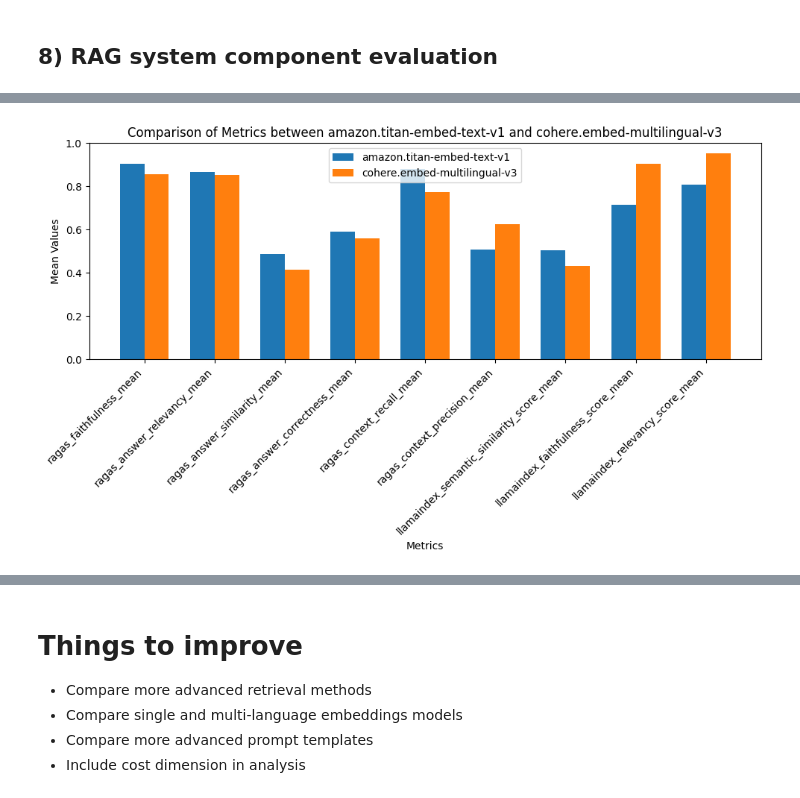
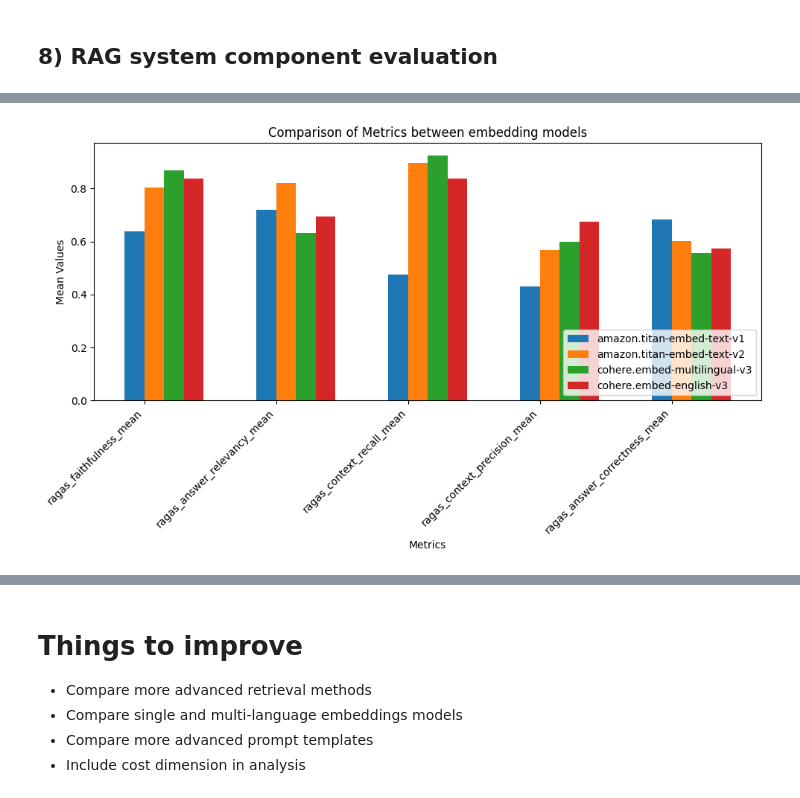
Before and after one commit to fhuthmacher/aws-rag-system-eval, a Jupyter notebook: olderVersions/RAG-System-Eval-DeepDive-mlflow.ipynb, the cells around one changed output, grey strips where cells are left out. Saved outputs shown, nothing was run; the diff lists cells and outputs as text; code cells hidden in the pictures.

```diff
--- a/olderVersions/RAG-System-Eval-DeepDive-mlflow.ipynb
+++ b/olderVersions/RAG-System-Eval-DeepDive-mlflow.ipynb
@@ -206,6 +236,7 @@ bedrock_client.list_foundation_models()
 # %%
 # Create a new mlflow experiment
 import random
+
 
 if os.environ['MLFLOW_TRACKING_ENABLED'] == 'True':
     experiment_description = (
@@ -220,7 +251,6 @@ if os.environ['MLFLOW_TRACKING_ENABLED'] == 'True':
         "mlflow.note.content": experiment_description,
     }
 
-    random_identifier = random.randrange(100, 1000, 3)
     experiment_name = f"RAG_system_accuracy_{random_identifier}"
 
     # Use search_experiments() to search on the project_name tag key
@@ -232,3 +262,6 @@ if os.environ['MLFLOW_TRACKING_ENABLED'] == 'True':
     if len(rag_experiment) == 0:
         rag_experiment = mlflow_client.create_experiment(name=experiment_name, tags=experiment_tags)
         print(rag_experiment)
+else:
+    print(f'mflow is disabled')
+    experiment_name = 'not_tracked'
@@ -296,7 +337,7 @@ for row in qa_dataset.itertuples():
     item = {
         'prompt': str(row[1]['Question']),
         'context': str(row[1]['Context']),
-        'output': str(row[1]['Answer']['question_answer']),
+        'output': '<question_answer>' + str(row[1]['Answer']['question_answer']) + '</question_answer>',
         'page': str(row[1]['Page'])
     }
     prompts.append(item)
@@ -1664,8 +2381,8 @@ llamaindex_relevancy_score_mean: 0.8095238095238095
 # %%
-## 2b. Create RAG system with cohere.embed-multilingual-v3
+# 8.3.3 Create RAG system with cohere.embed-multilingual-v3
 from langchain.embeddings import BedrockEmbeddings
 
-token_text_splitter = TokenTextSplitter(chunk_size=128, chunk_overlap=64)
+token_text_splitter = TokenTextSplitter(chunk_size=350, chunk_overlap=16)
 token_text_list = token_text_splitter.split_documents(documents)
 print("TokenTextSplitter split documents in to " + str(len(token_text_list)) + " chunks.\n")
 
@@ -1680,9 +2397,9 @@ rag_system_details = {
     "vector_store": "",
     "llm": llm01,
     "kb_id": "",
-    "splitter_name": "TokenTextSplitter",
+    "splitter_name": "TokenTextSplitter350",
     "text_chunks": token_text_list,
-    "index_name": "rag-eval-tokentextsplitter_1024",
+    "index_name": "rag-eval-tokentextsplitter_350",
     "index_dimension": 1024,
     "embedding_model_name": 'cohere.embed-multilingual-v3',
     "embedding_model": embedding_model,
@@ -1696,7 +2413,7 @@ rag_system_details = {
     "lambda_mult": 0.5, # Diversity of results returned by MMR, 1 for minimum diversity and 0 for maximum. (Default: 0.5)
 
 }
-run_name, vector_store, qa_chain = create_rag(rag_system_details)
+run_name, vector_store, qa_chain = create_rag(rag_system_details, debug=False)
 
 rag_system_eval_details = {
     "experiment_name": experiment_name,
@@ -1704,5 +2421,6 @@ rag_system_eval_details = {
     "qa_chain": qa_chain,
     "ground_truth": prompts
 }
-ragas_eval_result6 = run_ragas_eval(rag_system_eval_details, rag_system_details)
+
+ragas_eval_resultembedding3,ragas_eval_resultembedding3df = run_ragas_eval(rag_system_eval_details, rag_system_details, debug=False)
 # %% [output]
@@ -1720,36 +2523,39 @@ llamaindex_relevancy_score_mean: 0.9523809523809523
 # %%
-# 2c. Review Embedding model: amazon.titan-embed-text-v1 vs cohere.embed-multilingual-v3 results
+# 8.3.5 Review embedding models
 
 import matplotlib.pyplot as plt
 
-# to keep the scale readable, let's filter out LLamaIndex Correctness Score
-# Remove the key from the dictionary and get the removed value
-if 'llamaindex_correctness_score_mean' in ragas_eval_result5:
-    del ragas_eval_result5['llamaindex_correctness_score_mean']
-    del ragas_eval_result6['llamaindex_correctness_score_mean']
-
 # Extract metric names and mean values
-metric_names = list(ragas_eval_result3.keys())
-ragas_eval_result5_means = list(ragas_eval_result5.values())
-ragas_eval_result6_means = list(ragas_eval_result6.values())
+metric_names = list(ragas_eval_resultembedding1.keys())
+ragas_eval_result1_means = list(ragas_eval_resultembedding1.values())
+ragas_eval_result2_means = list(ragas_eval_resultembedding2.values())
+ragas_eval_result3_means = list(ragas_eval_resultembedding3.values())
+ragas_eval_result4_means = list(ragas_eval_resultembedding4.values())
 
 # Create comparison chart
 fig, ax = plt.subplots(figsize=(10, 6))
 
-bar_width = 0.35
+bar_width = 0.15
 index = range(len(metric_names))
 
-bar1 = ax.bar(index, ragas_eval_result5_means, bar_width, label='amazon.titan-embed-text-v1')
-bar2 = ax.bar([i + bar_width for i in index], ragas_eval_result6_means, bar_width, label='cohere.embed-multilingual-v3')
+bar1 = ax.bar(index, ragas_eval_result1_means, bar_width, label='amazon.titan-embed-text-v1')
+bar2 = ax.bar([i + bar_width for i in index], ragas_eval_result2_means, bar_width, label='amazon.titan-embed-text-v2')
+bar3 = ax.bar([i + 2*bar_width for i in index], ragas_eval_result3_means, bar_width, label='cohere.embed-multilingual-v3')
+bar4 = ax.bar([i + 3*bar_width for i in index], ragas_eval_result4_means, bar_width, label='cohere.embed-english-v3')
 
 ax.set_xlabel('Metrics')
 ax.set_ylabel('Mean Values')
-ax.set_title('Comparison of Metrics between amazon.titan-embed-text-v1 and cohere.embed-multilingual-v3')
+ax.set_title('Comparison of Metrics between embedding models')
 ax.set_xticks([i + bar_width / 2 for i in index])
 ax.set_xticklabels(metric_names, rotation=45, ha='right')
 ax.legend(loc='lower right')
 
 plt.tight_layout()
+
+# Save the figure
+filename = './tmp/embeddingmodels_comparison.png'
+plt.savefig(filename)
+
 plt.show()
 # %% [output]
-[figure, old version]
+[figure, new version]
```
Also changed, not shown: parts of 67 cells of this notebook, 5 other files.
